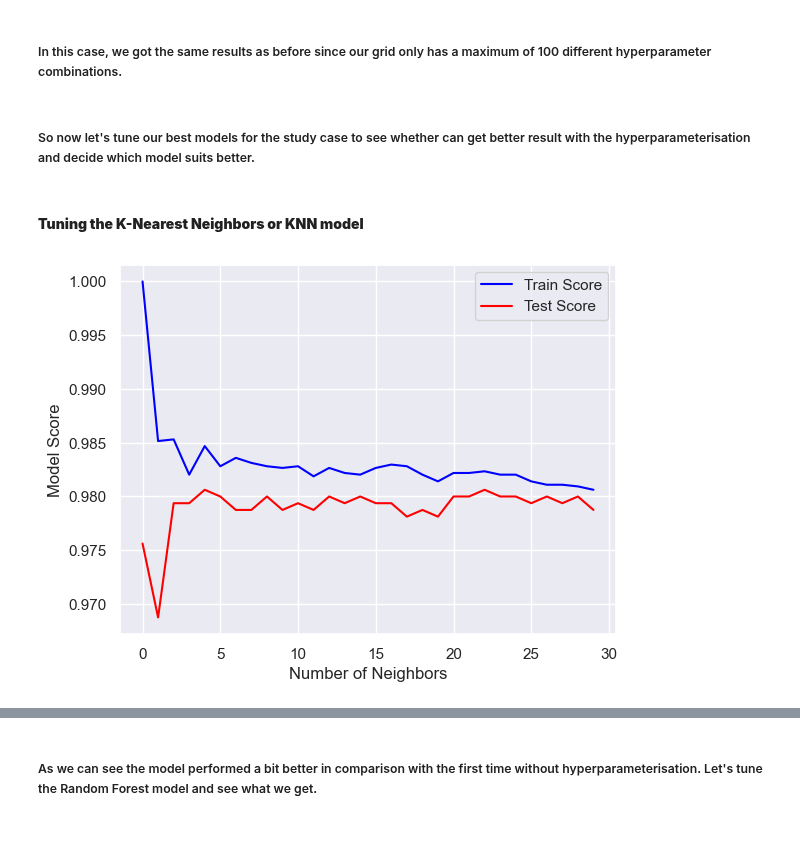
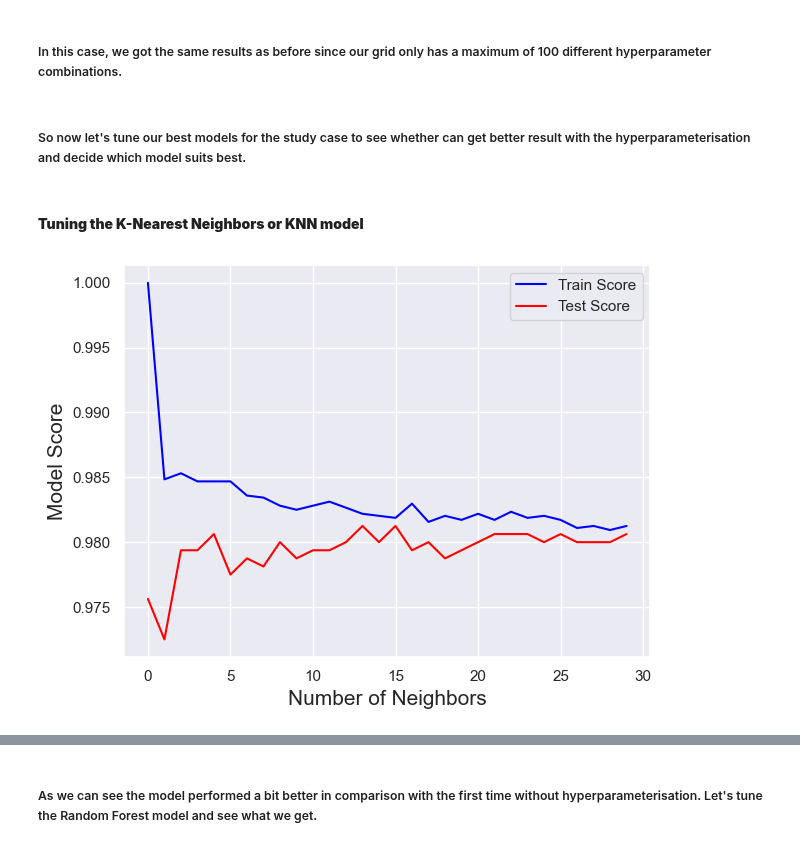
Before and after one commit to alonsobern/Data-Mining-Machine-Learning, a Jupyter notebook: Banana Quality/Banana_Quality.ipynb, the cells around one changed output, grey strips where cells are left out. Cells and saved outputs as stored; diff of their text form; code cells hidden in the pictures.

```diff
--- a/Banana Quality/Banana_Quality.ipynb
+++ b/Banana Quality/Banana_Quality.ipynb
@@ -338,6 +339,9 @@ y
 7998     Bad
 7999     Bad
 Name: Quality, Length: 8000, dtype: object
+# %%
+y.replace("Good",0,inplace=True)
+y.replace("Bad",1,inplace=True)
 # %% [markdown]
 #### **Training and test split**
 # %%
@@ -543,7 +548,7 @@ gs_log_reg.score(X_test, y_test)
 # %% [markdown]
 #####  In this case, we got the same results as before since our grid only has a maximum of 100 different hyperparameter combinations.
 # %% [markdown]
-##### So now let's tune our best models for the study case to see whether can get better result with the hyperparameterisation and decide which model suits better.
+##### So now let's tune our best models for the study case to see whether can get better result with the hyperparameterisation and decide which model suits best.
 # %% [markdown]
 #### **Tuning the K-Nearest Neighbors or KNN model**
 # %%
@@ -570,14 +575,15 @@ for i in neighbors:
 # %%
 # Plotting the result of Train and Test score
 sns.set(style="darkgrid", palette="pastel")
 sns.lineplot(train_score, color="blue", label="Train Score")
 sns.lineplot(test_score, color="red", label="Test Score")
 #plt.xticks(np.arange(1, 31, 1))
-plt.xlabel("Number of Neighbors")
-plt.ylabel("Model Score")
+plt.xlabel("Number of Neighbors", fontsize=15)
+plt.ylabel("Model Score", fontsize=15)
+plt.tight_layout()
 plt.show()
 # %% [output]
-[figure, old version]
+[figure, new version]
 # %%
 #Finding the best score for the KNN
 print(f"Maximum KNN Score on the test data is: {max(test_score)*100}%")
```
Also changed, not shown: parts of 26 cells of this notebook.
